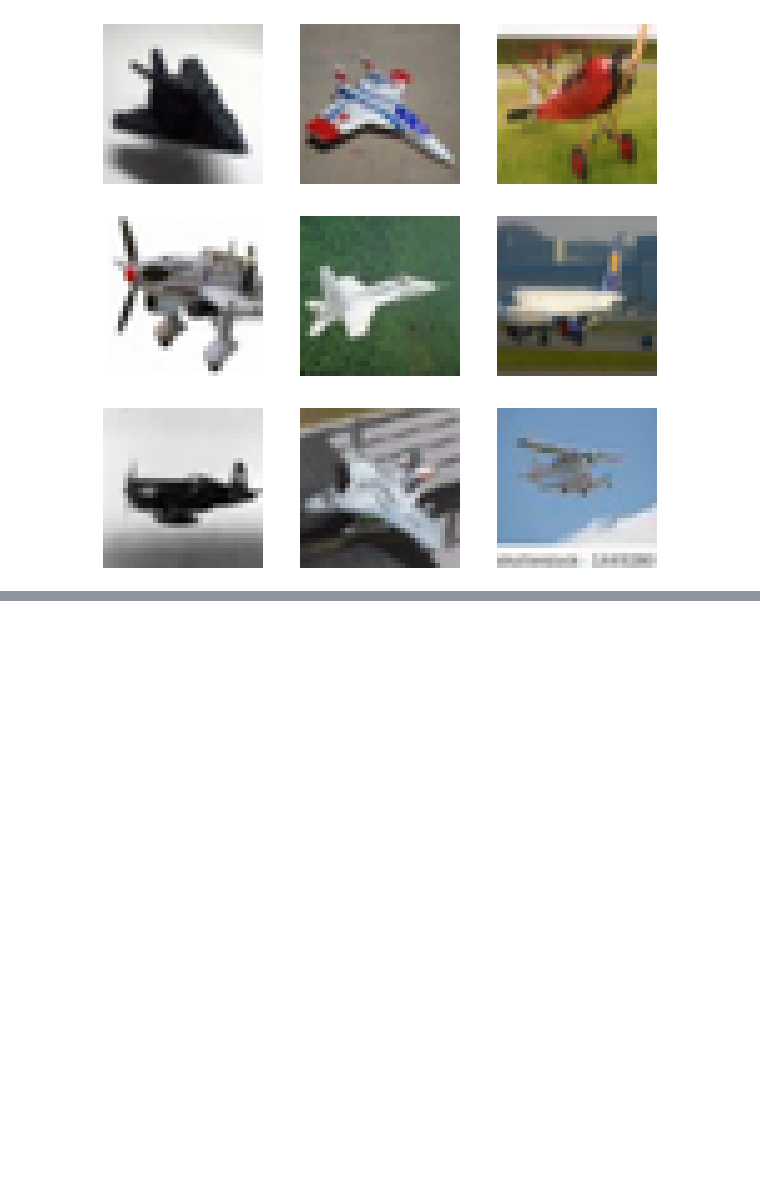
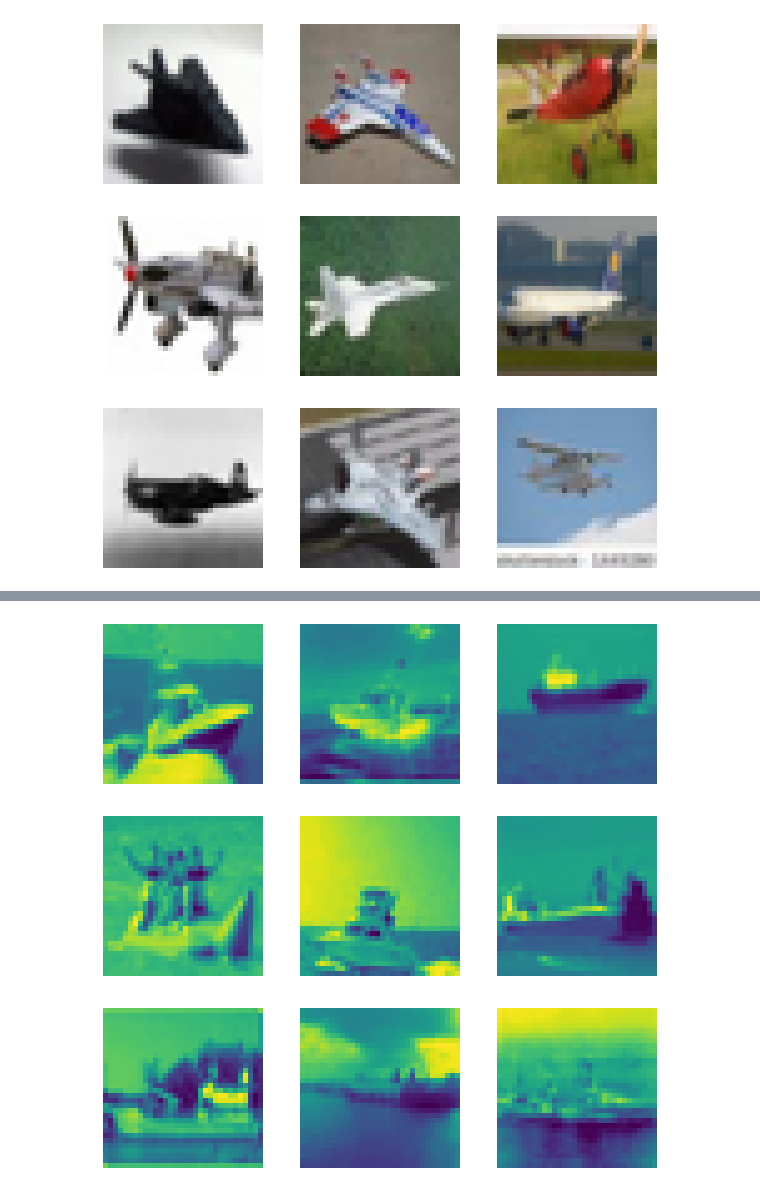
Before and after one commit to rohankalbag/Analysis-of-Autoencoders-and-Applications, a Jupyter notebook: Autoencoders/colorization.ipynb, the cells around one changed output, grey strips where cells are left out. Saved outputs shown, nothing was run; the diff lists cells and outputs as text; code cells hidden in the pictures; blank space fills up the shorter version.

```diff
--- a/Autoencoders/colorization.ipynb
+++ b/Autoencoders/colorization.ipynb
@@ -48,0 +70,6 @@ for i in range(9):
+# %%
+X_train_airplane_gray = rgb_2_gray(X_train_airplane).astype('float32') / 255.
+X_train_ship_gray = rgb_2_gray(X_train_ship).astype('float32') / 255.
+
+X_train_airplane = X_train_airplane.astype('float32') / 255.
+X_train_ship = X_train_ship.astype('float32') / 255.
@@ -48,0 +154,9 @@ for i in range(9):
+# %%
+import matplotlib.pyplot as plt
+plt.figure(figsize=(10, 10))
+for i in range(9):
+  ax = plt.subplot(3, 3, i + 1)
+  plt.imshow(rgb_2_gray(X_train_ship[i]))
+  plt.axis("off")
+# %% [output]
+[figure, added]
```
Also changed, not shown: parts of 12 cells of this notebook.
